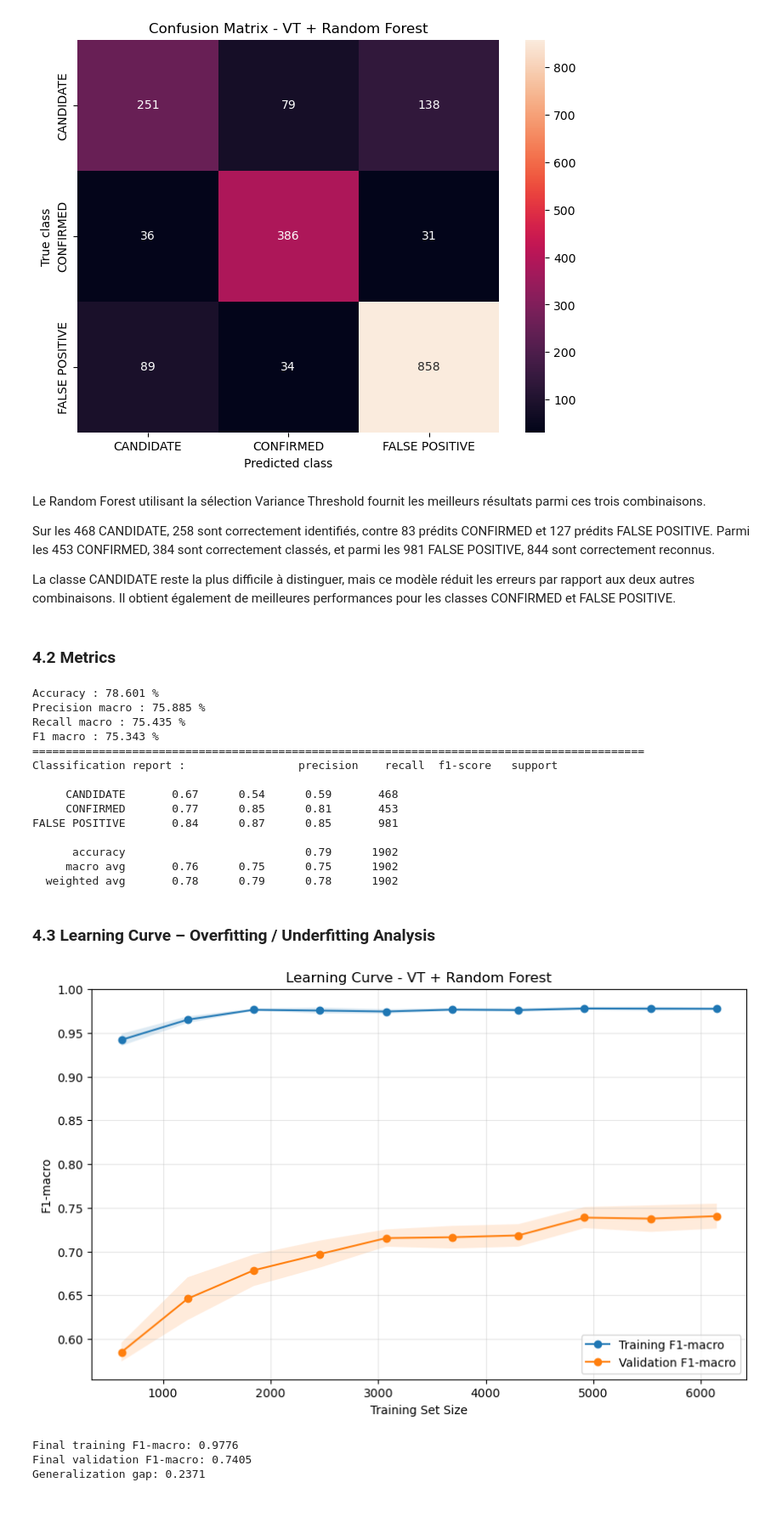
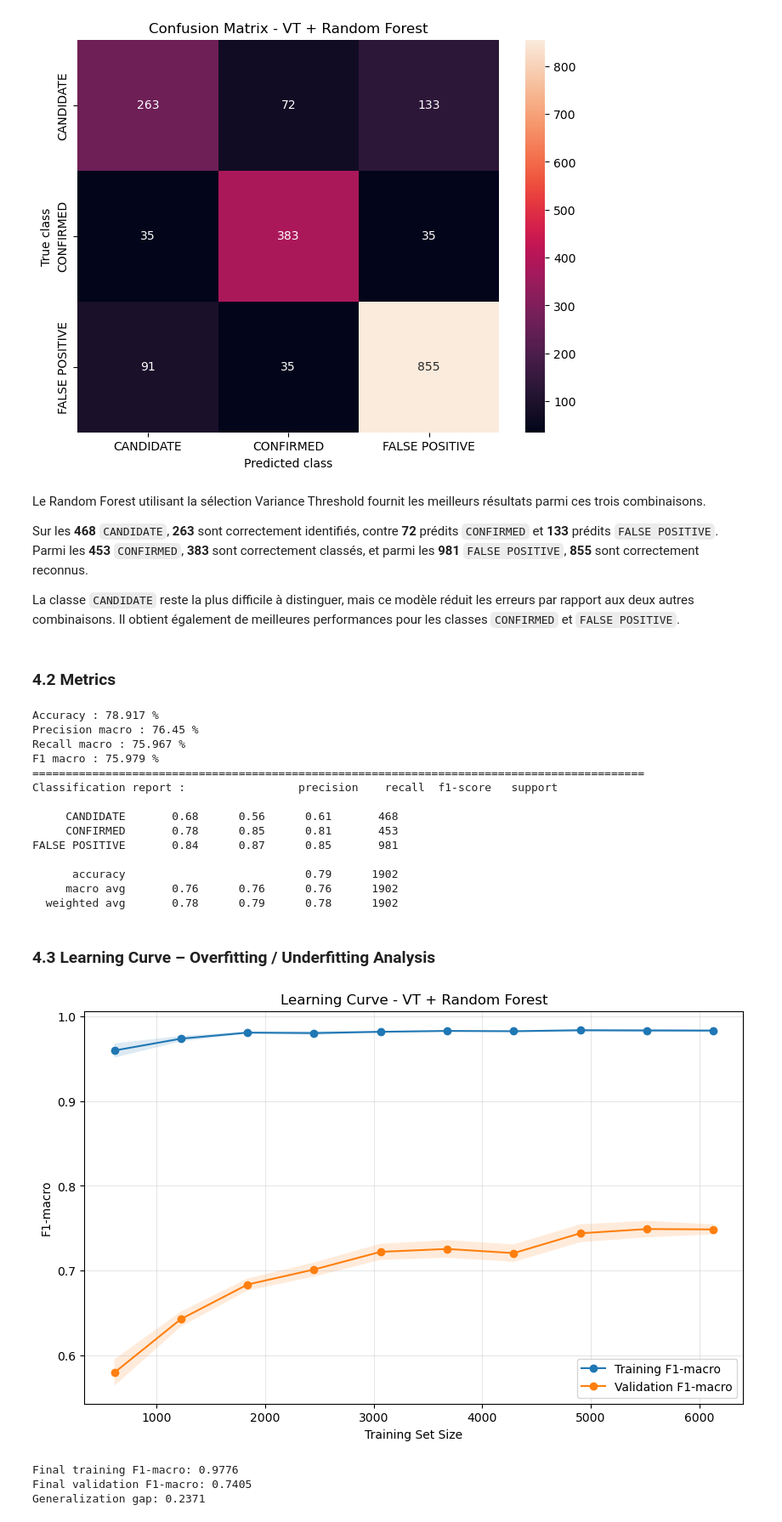
Before and after one commit to GohuKiroi04/kepler-koi-classification, a Jupyter notebook: 4. Modeling/kepler_model_VT_ RF.ipynb, the cells around one changed output. Shown at 85% size. Saved outputs shown, nothing was run; the diff lists cells and outputs as text; code cells hidden in the pictures.

Commit message:
Excluding 6th part about VDB and Embeddings + remove split train/test with kepid + cleaning all notebooks

```diff
--- a/4. Modeling/kepler_model_VT_ RF.ipynb
+++ b/4. Modeling/kepler_model_VT_ RF.ipynb
@@ -22,7 +22,7 @@ import matplotlib.pyplot as plt
 from sklearn.ensemble import RandomForestClassifier
 from IPython.core.interactiveshell import InteractiveShell
 InteractiveShell.ast_node_interactivity = "all"
-from sklearn.model_selection import cross_val_score, cross_validate,GridSearchCV,StratifiedGroupKFold,learning_curve
+from sklearn.model_selection import cross_val_score, cross_validate,GridSearchCV,StratifiedKFold,learning_curve
 from sklearn.metrics import  accuracy_score,precision_score,recall_score,f1_score,classification_report,confusion_matrix
 RANDOM_STATE = 42
 
@@ -30,15 +30,14 @@ rfc =  RandomForestClassifier(random_state=RANDOM_STATE,n_jobs=-1)
 
 xtrain_VT = pd.read_csv("xtrain_VT.csv")
 ytrain = pd.read_csv("ytrain.csv").squeeze("columns")
-kepid_train = pd.read_csv("kepid_train.csv").squeeze("columns")
 
-Stratified_G_Kfold_cv = StratifiedGroupKFold(
+StratifiedKfold_cv = StratifiedKFold(
     n_splits=5,
     shuffle=True,
     random_state=RANDOM_STATE
 )
 
-cv_results = cross_validate(estimator=rfc,X=xtrain_VT,y=ytrain,groups=kepid_train,scoring="f1_macro",return_train_score=True,cv=Stratified_G_Kfold_cv)
+cv_results = cross_validate(estimator=rfc,X=xtrain_VT,y=ytrain,scoring="f1_macro",return_train_score=True,cv=StratifiedKfold_cv)
 df_results = pd.DataFrame(cv_results)
 
 df_results
@@ -73,11 +72,10 @@ settings_grid= {
     "max_features":["sqrt", 0.5],
 }
 
-grid_search = GridSearchCV(estimator=rfc,param_grid=settings_grid,scoring="f1_macro",cv=Stratified_G_Kfold_cv,return_train_score=True)
+grid_search = GridSearchCV(estimator=rfc,param_grid=settings_grid,scoring="f1_macro",cv=StratifiedKfold_cv,return_train_score=True)
 
 grid_search.fit(
     xtrain_VT,
     ytrain,
-    groups=kepid_train,
 )
 # %% [output]
@@ -156,9 +152,9 @@ plt.show();
 # %% [markdown]
 Le Random Forest utilisant la sélection Variance Threshold fournit les meilleurs résultats parmi ces trois combinaisons.
 
-Sur les 468 CANDIDATE, 258 sont correctement identifiés, contre 83 prédits CONFIRMED et 127 prédits FALSE POSITIVE. Parmi les 453 CONFIRMED, 384 sont correctement classés, et parmi les 981 FALSE POSITIVE, 844 sont correctement reconnus.
+Sur les **468** `CANDIDATE`, **263** sont correctement identifiés, contre **72** prédits `CONFIRMED` et **133** prédits `FALSE POSITIVE`. Parmi les **453** `CONFIRMED`, **383** sont correctement classés, et parmi les **981** `FALSE POSITIVE`, **855** sont correctement reconnus.
 
-La classe CANDIDATE reste la plus difficile à distinguer, mais ce modèle réduit les erreurs par rapport aux deux autres combinaisons. Il obtient également de meilleures performances pour les classes CONFIRMED et FALSE POSITIVE.
+La classe `CANDIDATE` reste la plus difficile à distinguer, mais ce modèle réduit les erreurs par rapport aux deux autres combinaisons. Il obtient également de meilleures performances pour les classes `CONFIRMED` et `FALSE POSITIVE`.
 # %% [markdown]
 ### 4.2 Metrics
 # %%
@@ -176,19 +172,19 @@ print(f"F1 macro : {round(f1*100,3)} %")
 print("============================================================================================")
 print(f"Classification report :", class_report)
 # %% [output]
-Accuracy : 78.601 %
-Precision macro : 75.885 %
-Recall macro : 75.435 %
-F1 macro : 75.343 %
+Accuracy : 78.917 %
+Precision macro : 76.45 %
+Recall macro : 75.967 %
+F1 macro : 75.979 %
 ============================================================================================
 Classification report :                 precision    recall  f1-score   support
 
-     CANDIDATE       0.67      0.54      0.59       468
-     CONFIRMED       0.77      0.85      0.81       453
+     CANDIDATE       0.68      0.56      0.61       468
+     CONFIRMED       0.78      0.85      0.81       453
 FALSE POSITIVE       0.84      0.87      0.85       981
 
       accuracy                           0.79      1902
-     macro avg       0.76      0.75      0.75      1902
+     macro avg       0.76      0.76      0.76      1902
   weighted avg       0.78      0.79      0.78      1902
 # %% [markdown]
 ### 4.3 Learning Curve – Overfitting / Underfitting Analysis
@@ -197,8 +193,7 @@ train_sizes, train_scores, validation_scores = learning_curve(
     estimator=best_model,
     X=xtrain_VT,
     y=ytrain,
-    groups=kepid_train,
-    cv=Stratified_G_Kfold_cv,
+    cv=StratifiedKfold_cv,
     scoring="f1_macro",
     train_sizes=np.linspace(0.1, 1.0, 10),
     n_jobs=-1
@@ -221,34 +216,34 @@ plt.plot(
 
 plt.plot(
     train_sizes,
     validation_mean,
     marker="o",
     label="Validation F1-macro"
 )
 
 plt.fill_between(
     train_sizes,
     train_mean - train_std,
     train_mean + train_std,
     alpha=0.15
 )
 
 plt.fill_between(
     train_sizes,
     validation_mean - validation_std,
     validation_mean + validation_std,
     alpha=0.15
 )
 
 plt.xlabel("Training Set Size")
 plt.ylabel("F1-macro")
 plt.title("Learning Curve - VT + Random Forest")
 plt.legend()
 plt.grid(alpha=0.3)
 
 plt.show();
 # %% [output]
-[figure, old version]
+[figure, new version]
 # %%
 final_train_score = train_mean[-1]
 final_validation_score = validation_mean[-1]
```
Also changed, not shown: parts of 9 cells of this notebook, 27 other files.
